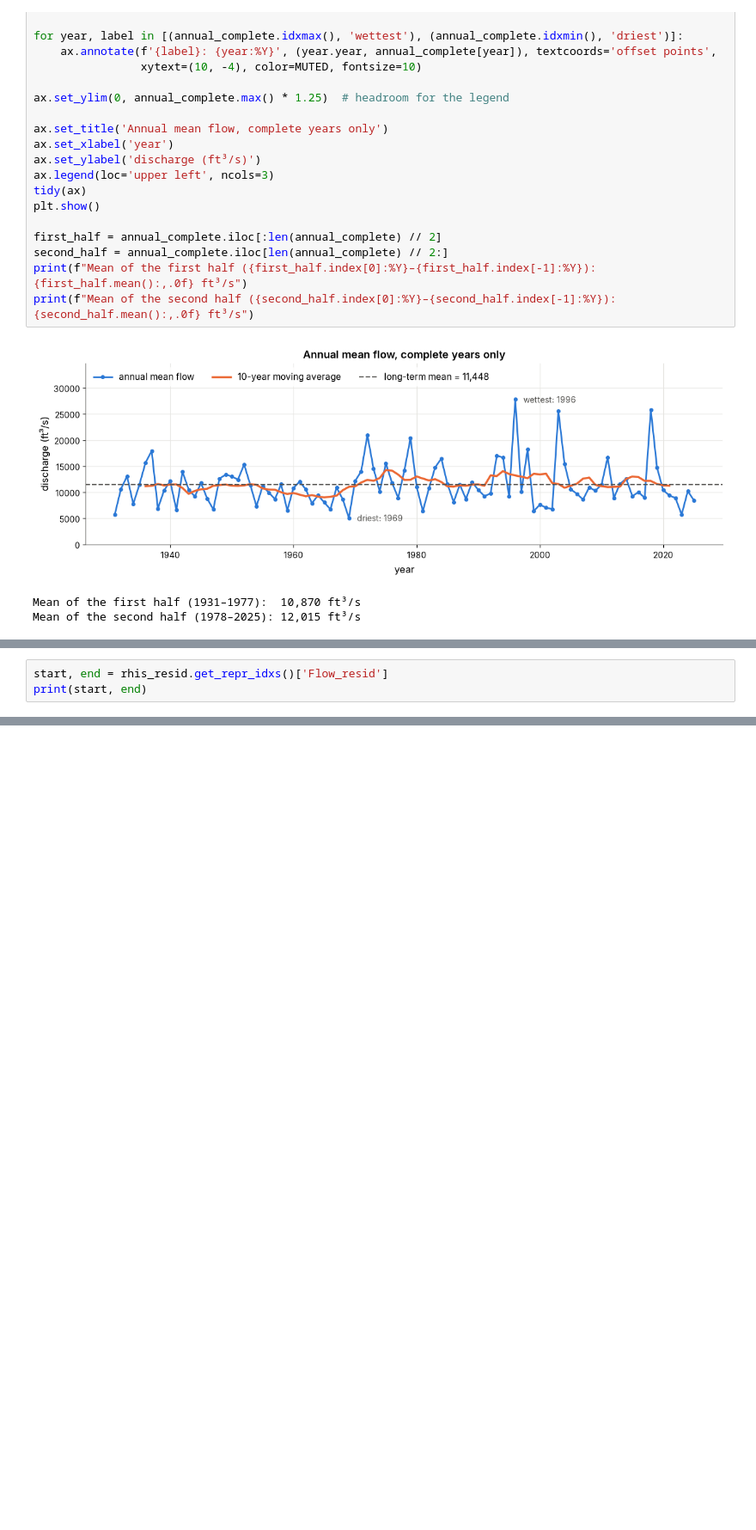
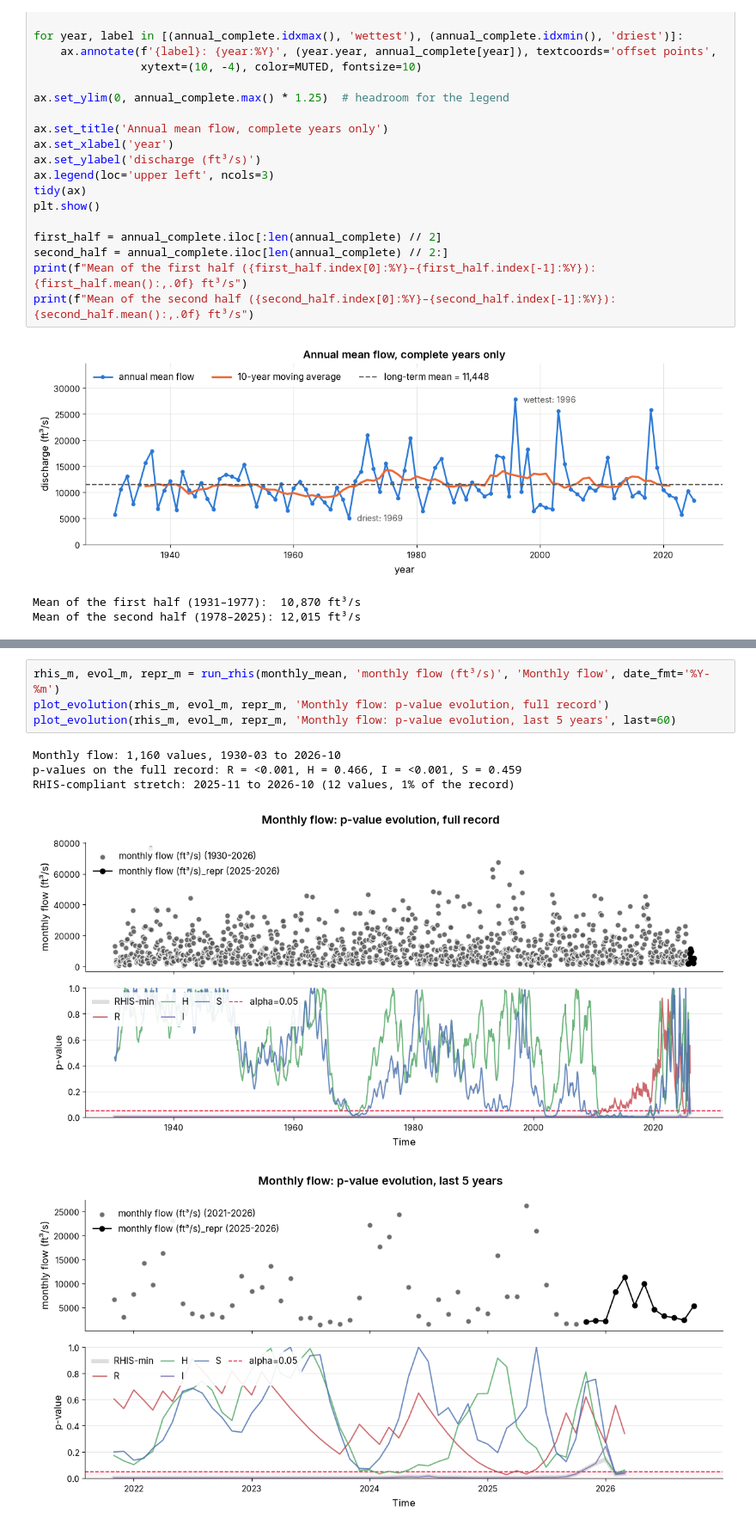
Before and after one commit to MCoelho222/time-series, a Jupyter notebook: example_notebooks/usgs.ipynb, the cells around one changed output, grey strips where cells are left out. Shown at 86% size. Cells and saved outputs as stored; diff of their text form; blank space fills up the shorter version.

```diff
--- a/example_notebooks/usgs.ipynb
+++ b/example_notebooks/usgs.ipynb
@@ -473,3 +376,0 @@ rhis_resid.numeric_orig_df.tail(20)
-# %%
-start, end = rhis_resid.get_repr_idxs()['Flow_resid']
-print(start, end)
@@ -756,0 +565,10 @@ plot_rhis_evolution(
+# %%
+rhis_m, evol_m, repr_m = run_rhis(monthly_mean, 'monthly flow (ft³/s)', 'Monthly flow', date_fmt='%Y-%m')
+plot_evolution(rhis_m, evol_m, repr_m, 'Monthly flow: p-value evolution, full record')
+plot_evolution(rhis_m, evol_m, repr_m, 'Monthly flow: p-value evolution, last 5 years', last=60)
+# %% [output]
+Monthly flow: 1,160 values, 1930-03 to 2026-10
+p-values on the full record: R = <0.001, H = 0.466, I = <0.001, S = 0.459
+RHIS-compliant stretch: 2025-11 to 2026-10 (12 values, 1% of the record)
+[figure, added]
+[figure, added]
```
Also changed, not shown: parts of 81 cells of this notebook.
